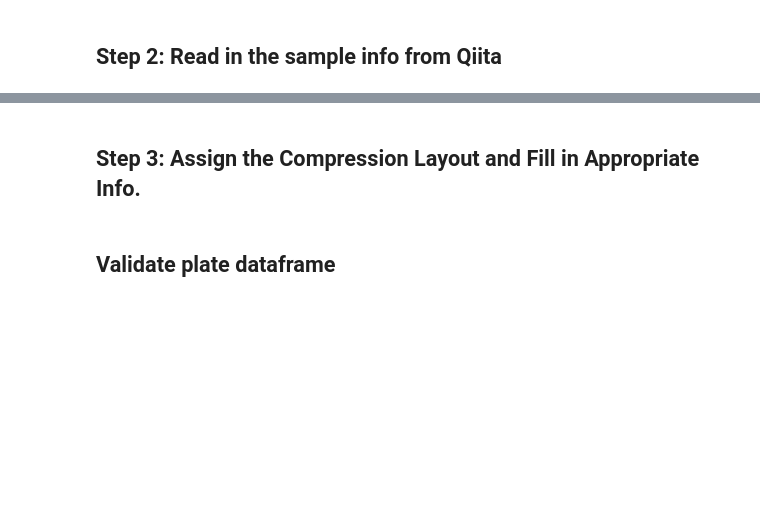
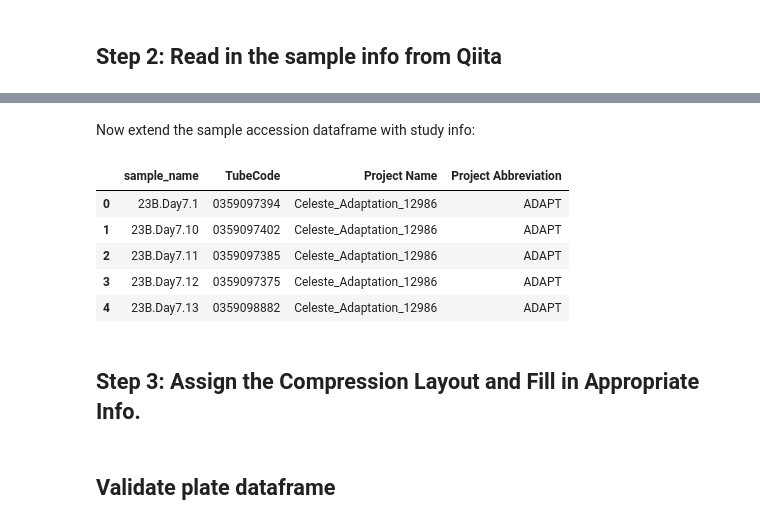
Before and after one commit to AmandaBirmingham/fork_metagenomics_pooling_notebook, a Jupyter notebook: notebooks/matrix_tube_pipeline_seqcount_norm.ipynb, the cells around one changed output, grey strips where cells are left out. Saved outputs shown, nothing was run; the diff lists cells and outputs as text; code cells hidden in the pictures; blank space fills up the shorter version.

```diff
--- a/notebooks/matrix_tube_pipeline_seqcount_norm.ipynb
+++ b/notebooks/matrix_tube_pipeline_seqcount_norm.ipynb
@@ -101,6 +179,8 @@ def join_dfs_from_files(input_fps, dtype=None, sep=G_SEP,
 # %%
 # read in the sample accession files
 accession_dtypes={G_TUBE_CODE:str, G_SAMPLE_NAME:str}
-sample_accession_fps = get_studies_attr_list('sample_accession_fp')
+sample_accession_fps = get_studies_attr_list(
+    studies_info, 'sample_accession_fp')
 sample_accession_df = join_dfs_from_files(
-    sample_accession_fps, accession_dtypes)
+    sample_accession_fps, [G_SAMPLE_NAME, G_TUBE_CODE], dtype=accession_dtypes)
+sample_accession_df.shape
@@ -141,2 +218,15 @@ sample_accession_df = pd.merge(
+# %% [markdown]
+Now extend the sample accession dataframe with study info:
+# %%
+extended_sample_accession_df = extend_sample_accession_df(
+    sample_accession_df, studies_info, metadata_df)
+extended_sample_accession_df.head()
+# %% [output]
+|  | sample_name | TubeCode | Project Name | Project Abbreviation |
+| 0 | 23B.Day7.1 | 0359097394 | Celeste_Adaptation_12986 | ADAPT |
+| 1 | 23B.Day7.10 | 0359097402 | Celeste_Adaptation_12986 | ADAPT |
+| 2 | 23B.Day7.11 | 0359097385 | Celeste_Adaptation_12986 | ADAPT |
+| 3 | 23B.Day7.12 | 0359097375 | Celeste_Adaptation_12986 | ADAPT |
+| 4 | 23B.Day7.13 | 0359098882 | Celeste_Adaptation_12986 | ADAPT |
 # %% [markdown]
 ## Step 3: Assign the Compression Layout and Fill in Appropriate Info.
```
Also changed, not shown: parts of 77 cells of this notebook, 3 other files.
